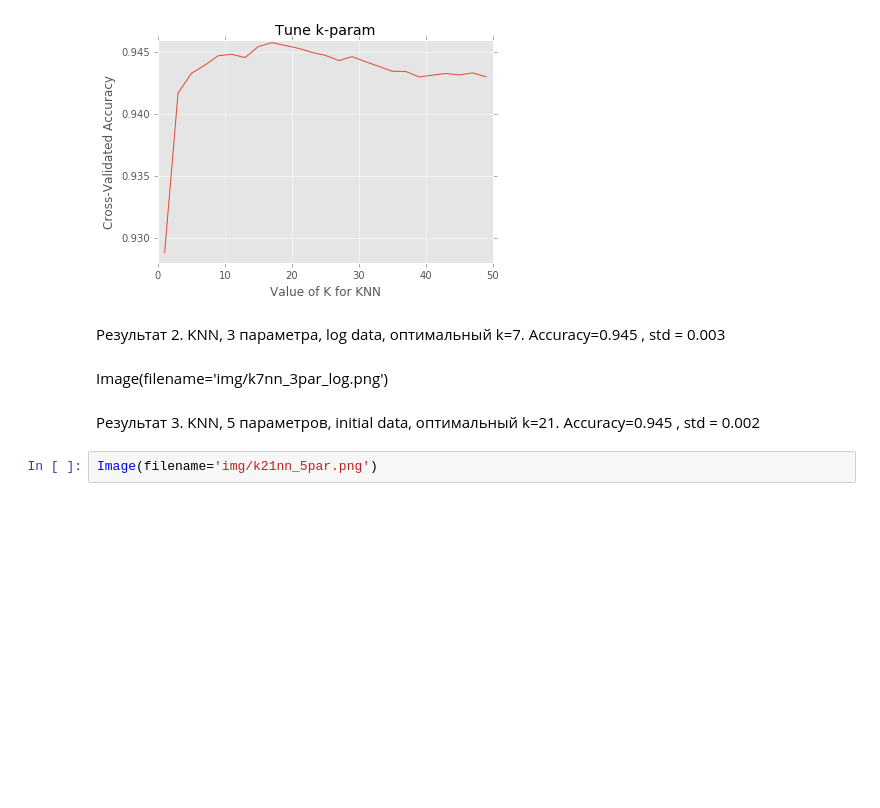
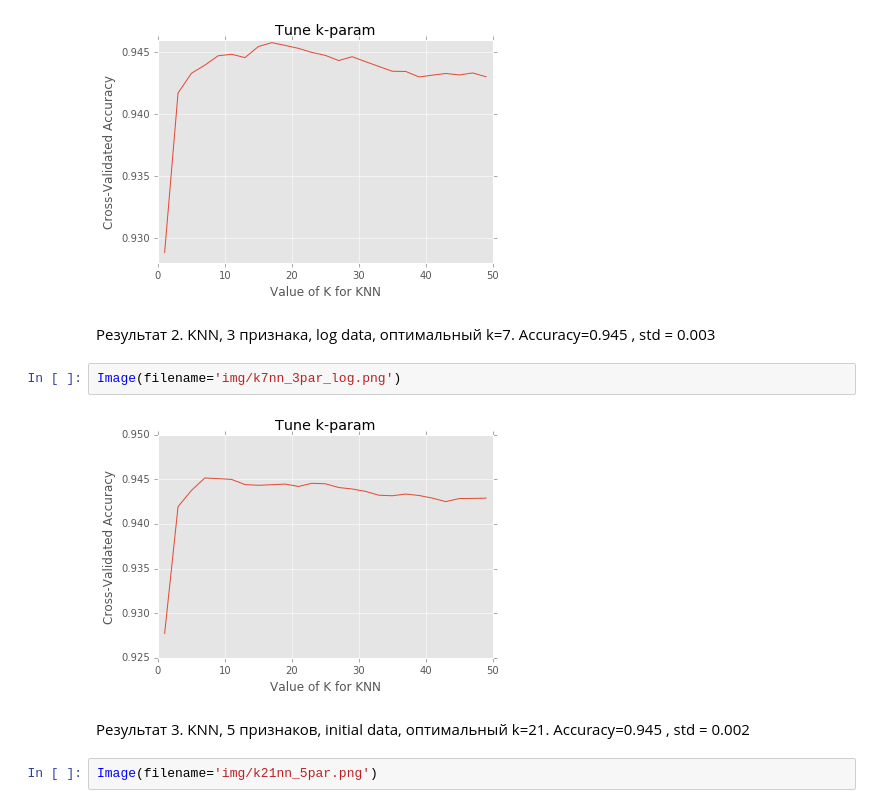
Before and after one commit to Evgeneus/InData-Labs-Contest, a Jupyter notebook: star_mission.ipynb, the cells around one changed output. Cells and saved outputs as stored; diff of their text form; blank space fills up the shorter version.

```diff
--- a/star_mission.ipynb
+++ b/star_mission.ipynb
@@ -249,11 +273,13 @@ Image(filename='img/k17nn_5par_log.png')
 # %% [output]
 [figure]
 # %% [markdown]
-Результат 2. KNN, 3 параметрa, log data, оптимальный k=7. Accuracy=0.945 , std = 0.003
+Результат 2. KNN, 3 признака, log data, оптимальный k=7. Accuracy=0.945 , std = 0.003
-# %% [markdown]
-Image(filename='img/k7nn_3par_log.png')
+# %%
+Image(filename='img/k7nn_3par_log.png')
+# %% [output]
+[figure, added]
 # %% [markdown]
-Результат 3. KNN, 5 параметров, initial data, оптимальный k=21. Accuracy=0.945 , std = 0.002
+Результат 3. KNN, 5 признаков, initial data, оптимальный k=21. Accuracy=0.945 , std = 0.002
 # %%
 Image(filename='img/k21nn_5par.png')
 # %% [output]
```
Also changed, not shown: parts of 55 cells of this notebook.
